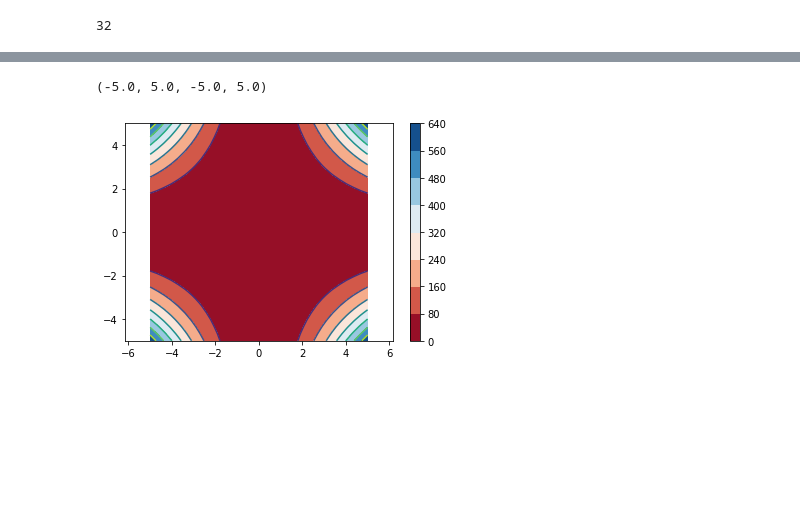
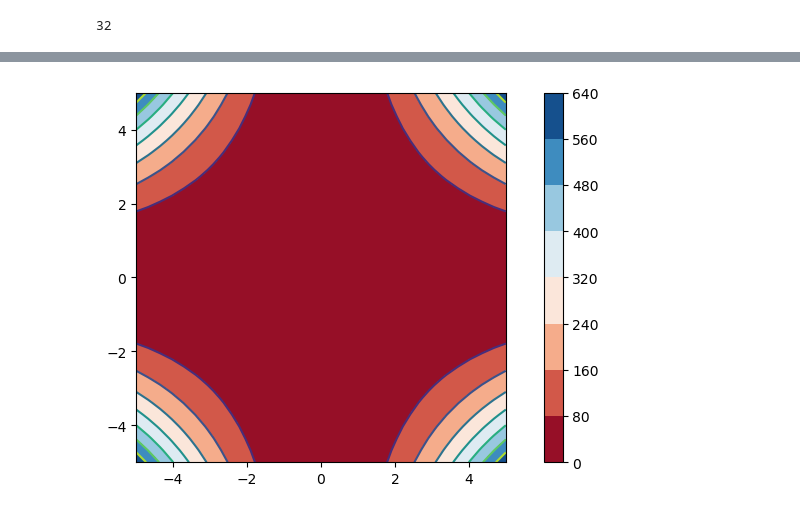
Before and after one commit to rajeshrinet/teaching, a Jupyter notebook: ex1-contourPlots-trajectory.ipynb, the cells around one changed output, grey strips where cells are left out. Cells and saved outputs as stored; diff of their text form; code cells hidden in the pictures; blank space fills up the shorter version.

```diff
--- a/ex1-contourPlots-trajectory.ipynb
+++ b/ex1-contourPlots-trajectory.ipynb
@@ -38,0 +40,6 @@ plt.axis('equal')
+# %%
+V = xG*xG*yG*yG
+Fy, Fx = np.gradient(-V)
+plt.quiver(xG, yG, Fx, Fy)
+plt.contour(xG, yG, V, cmap='RdBu')
+plt.axis('square');
@@ -39,7 +48,6 @@ plt.axis('equal')
 # %%
 cf = plt.contourf(xG, yG, V, cmap='RdBu'); plt.colorbar()
 plt.contour(cf)
-plt.axis('equal')
+plt.axis('square');
 # %% [output]
-(-5.0, 5.0, -5.0, 5.0)
-[figure, old version]
+[figure, new version]
```
Also changed, not shown: parts of 14 cells of this notebook, 1 other file.
